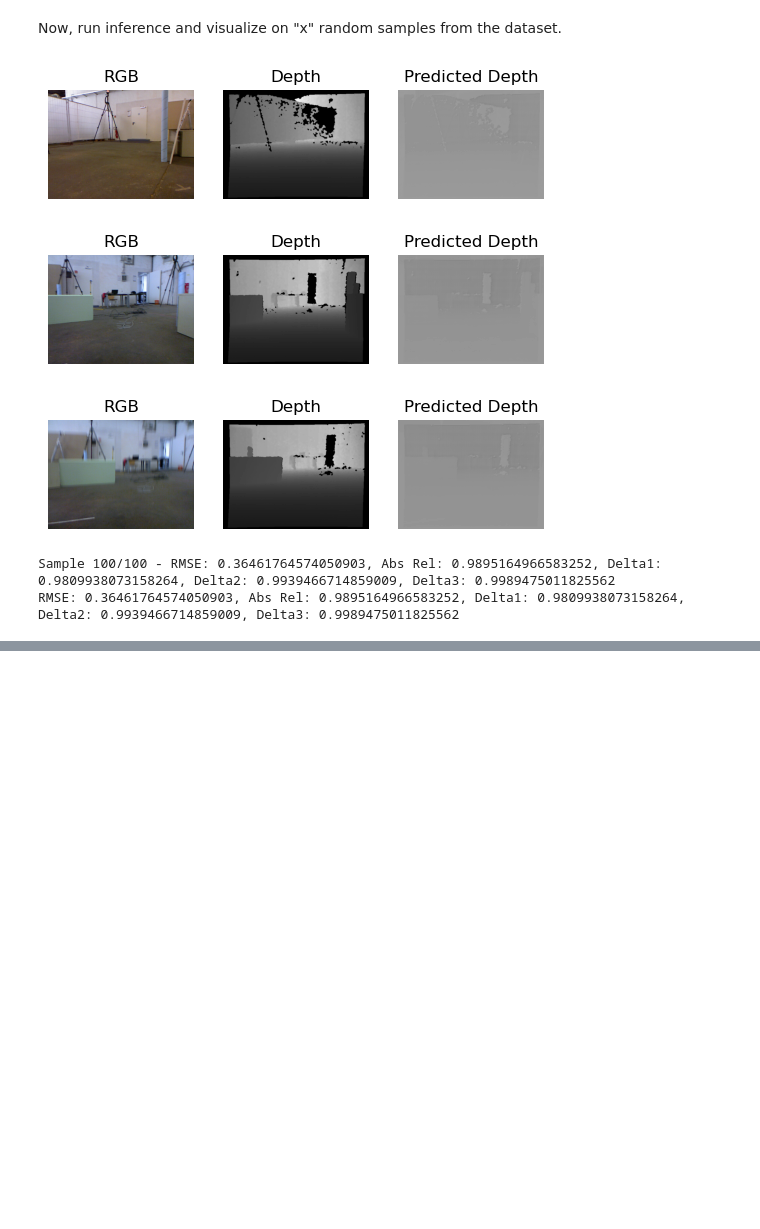
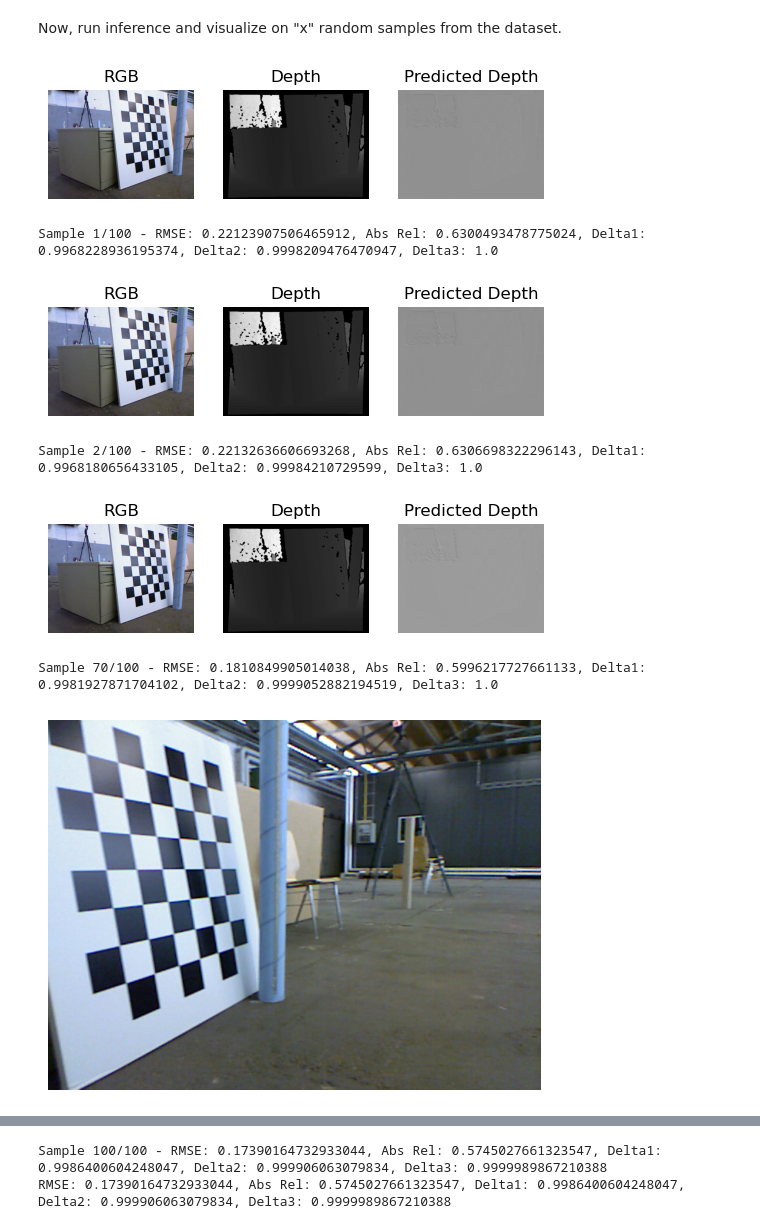
Before and after one commit to carlostojal/multitudinous, a Jupyter notebook: notebooks/quant_pretrainer_viz.ipynb, the cells around one changed output, grey strips where cells are left out. Cells and saved outputs as stored; diff of their text form; code cells hidden in the pictures; blank space fills up the shorter version.

Commit message:
improve benchmarking and metrics experience

```diff
--- a/notebooks/quant_pretrainer_viz.ipynb
+++ b/notebooks/quant_pretrainer_viz.ipynb
@@ -10,13 +10,13 @@ sys.path.append("../")
 from multitudinous.utils.model_builder import build_img_pretraining, build_img_backbone
 import torch
 
-PRETRAINER_VARIANT = "resnet50_unet"
 ENCODER_VARIANT = "resnet50"
+PRETRAINER_VARIANT = "unet"
 ENCODER_WEIGHTS = "../resnet_q/resnet50_quantized.pth"
 BATCH_SIZE = 4
 
 # build the model
-model = build_img_pretraining(PRETRAINER_VARIANT, 4)
+model = build_img_pretraining(f"{ENCODER_VARIANT}_{PRETRAINER_VARIANT}", 4)
 # %% [markdown]
 Now, create the quantized encoder:
 # %%
@@ -59,7 +59,7 @@ from torch.utils.data import DataLoader
 dataset = build_img_dataset("tum_rgbd", "../../data/tum_rgbd1")
 
 # create the dataloader
-dataloader = DataLoader(dataset, batch_size=BATCH_SIZE, shuffle=True, num_workers=4)
+dataloader = DataLoader(dataset, batch_size=BATCH_SIZE, shuffle=False, num_workers=4)
 # %% [markdown]
 Now, run inference and visualize on "x" random samples from the dataset.
 # %%
@@ -68,6 +68,7 @@ import torch
 from multitudinous.loss_fns import rmse, rel, delta
 
 NUM_VIZ_SAMPLES = 3
+FIXED_VIZ_SAMPLE = 70 # number of the always visualized sample
 NUM_EVAL_SAMPLES = 100
 
 visualized_count = 0
@@ -98,61 +99,78 @@ for rgb, depth in dataloader:
 
         i = 0
 
-        for p in preds:
+    for p in preds:
 
-            # calculate the metrics
-            p = p.squeeze()
-            d = depth[i].squeeze()
-            r = rgb[i].squeeze()
+        # calculate the metrics
+        p = p.squeeze()
+        d = depth[i].squeeze()
+        r = rgb[i].squeeze()
 
-            rmse_total += rmse(p, d)
-            abs_rel_total += rel(p, d)
-            delta1_total += delta(p, d, 1.25)
-            delta2_total += delta(p, d, 1.25**2)
-            delta3_total += delta(p, d, 1.25**3)
+        rmse_total += rmse(p, d)
+        abs_rel_total += rel(p, d)
+        delta1_total += delta(p, d, 1.25)
+        delta2_total += delta(p, d, 1.25**2)
+        delta3_total += delta(p, d, 1.25**3)
 
-            # ----------------------
+        # ----------------------
 
-            # visualize the results
-            if visualized_count >= NUM_VIZ_SAMPLES:
-                continue
+        # visualize the results
+        if visualized_count < NUM_VIZ_SAMPLES:
 
             visualized_count += 1
 
             # plot the results
             plt.subplot(1, 3, 1)
             plt.imshow(r.permute(1, 2, 0))
             plt.title("RGB")
             plt.axis("off")
             plt.subplot(1, 3, 2)
             plt.imshow(d.squeeze(0), cmap="gray")
             plt.title("Depth")
             plt.axis("off")
             plt.subplot(1, 3, 3)
             plt.imshow(p.squeeze(), cmap="gray")
             plt.title("Predicted Depth")
             plt.axis("off")
             plt.show()
 
-            i += 1
+        if count == FIXED_VIZ_SAMPLE:
 
-    count += BATCH_SIZE
+            # plot the color image
+            plt.imshow(r.permute(1, 2, 0))
+            plt.axis("off")
+            plt.show()
 
-    print(f"\rSample {count}/{NUM_EVAL_SAMPLES} - RMSE: {rmse_total/count}, Abs Rel: {abs_rel_total/count}, Delta1: {delta1_total/count}, Delta2: {delta2_total/count}, Delta3: {delta3_total/count}", end=" ")
+            # plot the ground truth
+            plt.imshow(d.squeeze(0), cmap="gray")
+            plt.axis("off")
+            plt.show()
+
+            # plot the prediction
+            plt.imshow(p.squeeze(), cmap="gray")
+            plt.axis("off")
+            plt.show()
+
+        i += 1
+        count += 1
+
+        print(f"\rSample {count}/{NUM_EVAL_SAMPLES} - RMSE: {rmse_total/count}, Abs Rel: {abs_rel_total/count}, Delta1: {delta1_total/count}, Delta2: {delta2_total/count}, Delta3: {delta3_total/count}", end=" ")
 
     if count >= NUM_EVAL_SAMPLES:
         break
 
     del pred, rgb, depth
 
 # clean up
 del model, dataset, dataloader
 
 # print the metrics
 print(f"\nRMSE: {rmse_total/count}, Abs Rel: {abs_rel_total/count}, Delta1: {delta1_total/count}, Delta2: {delta2_total/count}, Delta3: {delta3_total/count}")
 # %% [output]
-[figure, old version]
+[figure, new version]
+Sample 1/100 - RMSE: 0.22123907506465912, Abs Rel: 0.6300493478775024, Delta1: 0.9968228936195374, Delta2: 0.9998209476470947, Delta3: 1.0
-[figure, old version]
+[figure, new version]
+Sample 2/100 - RMSE: 0.22132636606693268, Abs Rel: 0.6306698322296143, Delta1: 0.9968180656433105, Delta2: 0.99984210729599, Delta3: 1.0
-[figure, old version]
+[figure, new version]
-Sample 100/100 - RMSE: 0.36461764574050903, Abs Rel: 0.9895164966583252, Delta1: 0.9809938073158264, Delta2: 0.9939466714859009, Delta3: 0.9989475011825562
-RMSE: 0.36461764574050903, Abs Rel: 0.9895164966583252, Delta1: 0.9809938073158264, Delta2: 0.9939466714859009, Delta3: 0.9989475011825562
+Sample 70/100 - RMSE: 0.1810849905014038, Abs Rel: 0.5996217727661133, Delta1: 0.9981927871704102, Delta2: 0.9999052882194519, Delta3: 1.0
+[figure, added]
@@ -158,0 +179,2 @@ RMSE: 0.36461764574050903, Abs Rel: 0.9895164966583252, Delta1: 0.98099380731582
+Sample 100/100 - RMSE: 0.17390164732933044, Abs Rel: 0.5745027661323547, Delta1: 0.9986400604248047, Delta2: 0.999906063079834, Delta3: 0.9999989867210388
+RMSE: 0.17390164732933044, Abs Rel: 0.5745027661323547, Delta1: 0.9986400604248047, Delta2: 0.999906063079834, Delta3: 0.9999989867210388
```
Also changed, not shown: parts of 2 cells of this notebook, 4 other files.
